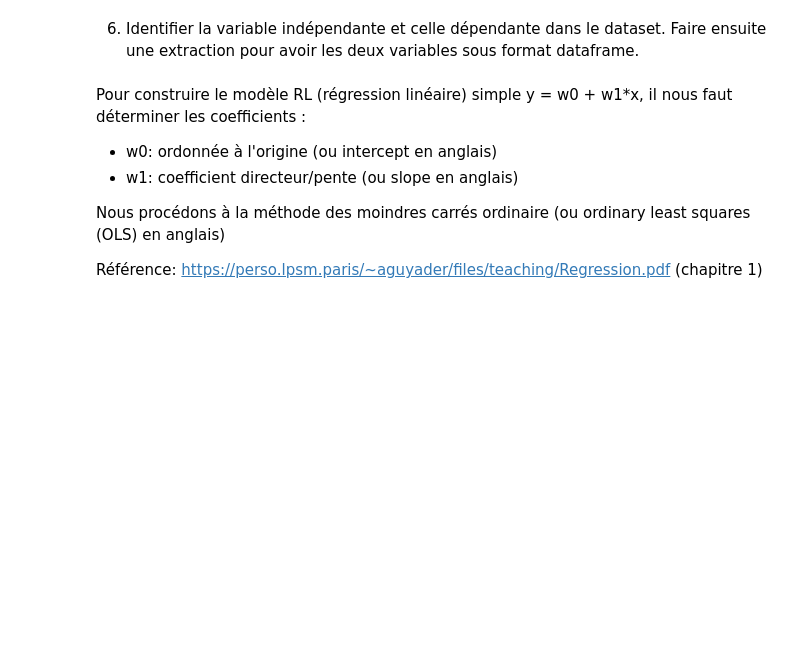
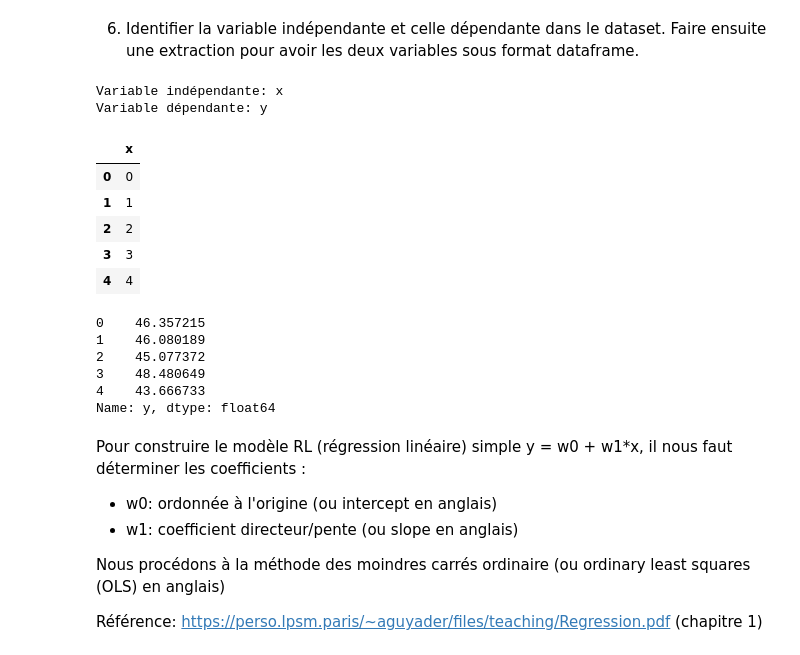
Before and after one commit to baunilhamarga/ei-climat, a Jupyter notebook: support-files/Etudes_EI_ST4/etude1_RLsimple/Etude1_RLsimple.ipynb, the cells around one changed output. Drawn from its saved outputs; the diff is of its cells as text; code cells hidden in the pictures; blank space fills up the shorter version.

```diff
--- a/support-files/Etudes_EI_ST4/etude1_RLsimple/Etude1_RLsimple.ipynb
+++ b/support-files/Etudes_EI_ST4/etude1_RLsimple/Etude1_RLsimple.ipynb
@@ -97,3 +91,25 @@ y = df['y'].copy()
+# %%
+x = df[["x"]]
+y = df["y"]
+print("Variable indépendante: x")
+print("Variable dépendante: y")
+display(x.head())
+display(y.head())
+# %% [output]
+Variable indépendante: x
+Variable dépendante: y
+|  | x |
+| 0 | 0 |
+| 1 | 1 |
+| 2 | 2 |
+| 3 | 3 |
+| 4 | 4 |
+0    46.357215
+1    46.080189
+2    45.077372
+3    48.480649
+4    43.666733
+Name: y, dtype: float64
 # %% [markdown]
 Pour construire le modèle RL (régression linéaire) simple y = w0 + w1*x, il nous faut déterminer les coefficients :
 * w0: ordonnée à l'origine (ou intercept en anglais)
```
Also changed, not shown: parts of 9 cells of this notebook, 1 other file.
